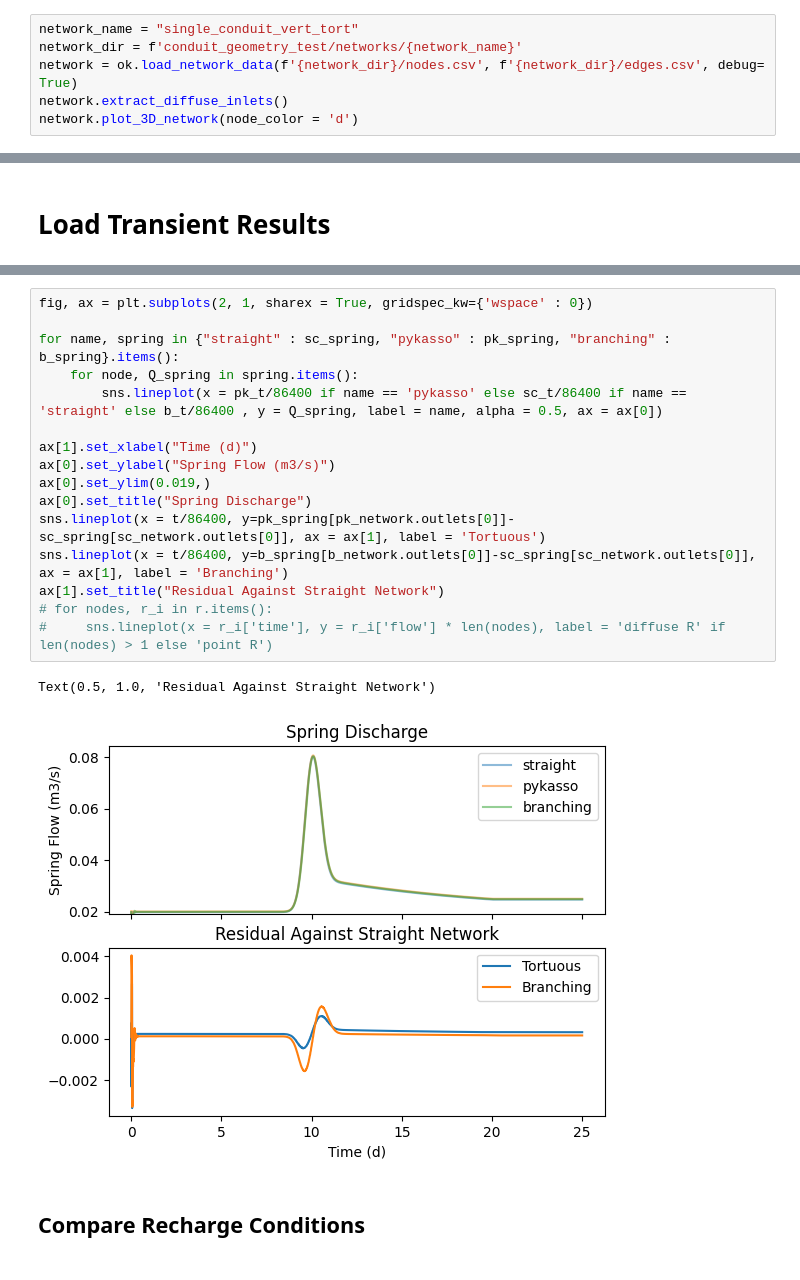
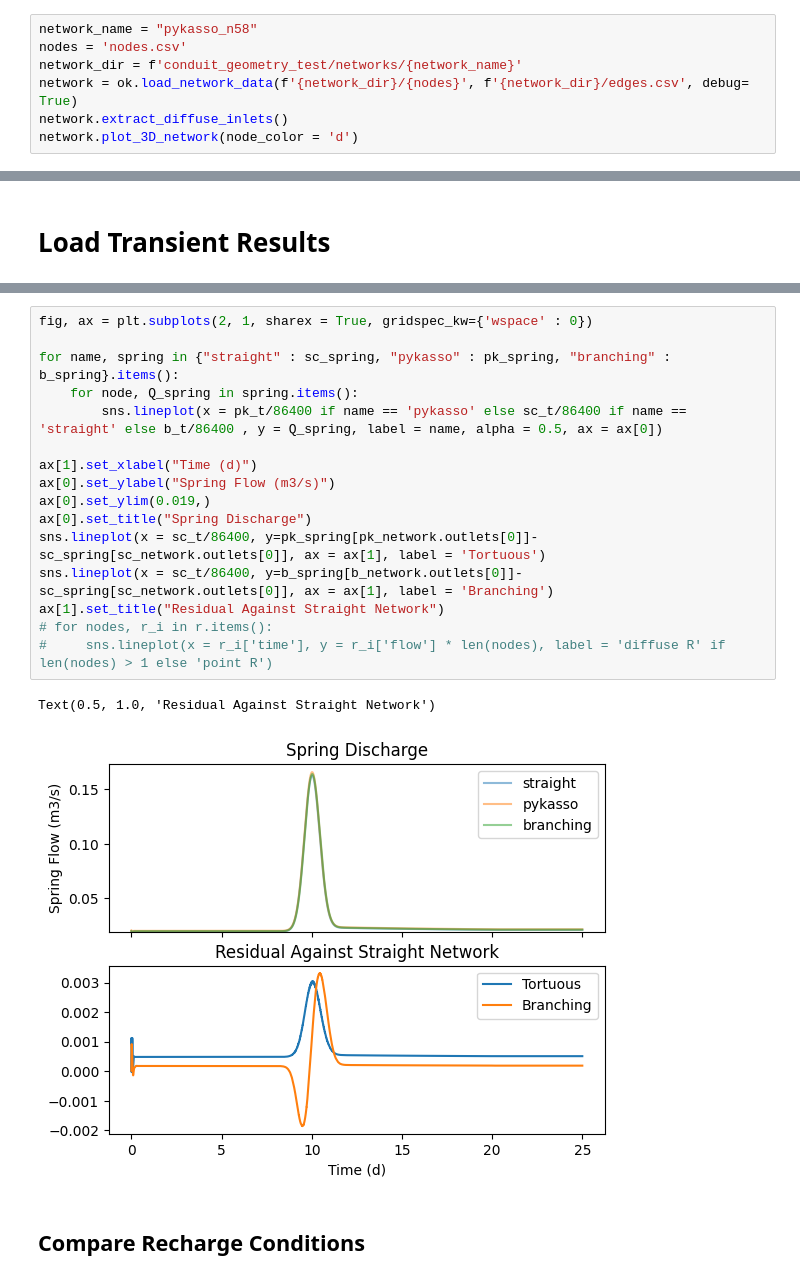
Before and after one commit to jhuang523/UMNBearSpring, a Jupyter notebook: openkarst/steady_state/conduit_geometry_setup.ipynb, the cells around one changed output, grey strips where cells are left out. Saved outputs shown, nothing was run; the diff lists cells and outputs as text.

```diff
--- a/openkarst/steady_state/conduit_geometry_setup.ipynb
+++ b/openkarst/steady_state/conduit_geometry_setup.ipynb
@@ -44,9 +44,10 @@ importlib.reload(lr)
 # %% [markdown]
 # Load Network
 # %%
-network_name = "single_conduit_vert_tort"
+network_name = "pykasso_n58"
+nodes = 'nodes.csv'
 network_dir = f'conduit_geometry_test/networks/{network_name}'
-network = ok.load_network_data(f'{network_dir}/nodes.csv', f'{network_dir}/edges.csv', debug= True)
+network = ok.load_network_data(f'{network_dir}/{nodes}', f'{network_dir}/edges.csv', debug= True)
 network.extract_diffuse_inlets()
 network.plot_3D_network(node_color = 'd')
 # %% [output]
@@ -339,22 +340,22 @@ network.plot_network_flow(Q[150000, :], y[150000, :])
 # %%
 fig, ax = plt.subplots(2, 1, sharex = True, gridspec_kw={'wspace' : 0})
 
 for name, spring in {"straight" : sc_spring, "pykasso" : pk_spring, "branching" : b_spring}.items():
     for node, Q_spring in spring.items():
         sns.lineplot(x = pk_t/86400 if name == 'pykasso' else sc_t/86400 if name == 'straight' else b_t/86400 , y = Q_spring, label = name, alpha = 0.5, ax = ax[0])
 
 ax[1].set_xlabel("Time (d)")
 ax[0].set_ylabel("Spring Flow (m3/s)")
 ax[0].set_ylim(0.019,)
 ax[0].set_title("Spring Discharge")
-sns.lineplot(x = t/86400, y=pk_spring[pk_network.outlets[0]]-sc_spring[sc_network.outlets[0]], ax = ax[1], label = 'Tortuous')
-sns.lineplot(x = t/86400, y=b_spring[b_network.outlets[0]]-sc_spring[sc_network.outlets[0]], ax = ax[1], label = 'Branching')
+sns.lineplot(x = sc_t/86400, y=pk_spring[pk_network.outlets[0]]-sc_spring[sc_network.outlets[0]], ax = ax[1], label = 'Tortuous')
+sns.lineplot(x = sc_t/86400, y=b_spring[b_network.outlets[0]]-sc_spring[sc_network.outlets[0]], ax = ax[1], label = 'Branching')
 ax[1].set_title("Residual Against Straight Network")
 # for nodes, r_i in r.items():
 #     sns.lineplot(x = r_i['time'], y = r_i['flow'] * len(nodes), label = 'diffuse R' if len(nodes) > 1 else 'point R')
 # %% [output]
 Text(0.5, 1.0, 'Residual Against Straight Network')
-[figure, old version]
+[figure, new version]
 # %% [markdown]
 ## Compare Recharge Conditions
 # %%
```
Also changed, not shown: parts of 25 cells of this notebook, 10 other files.
